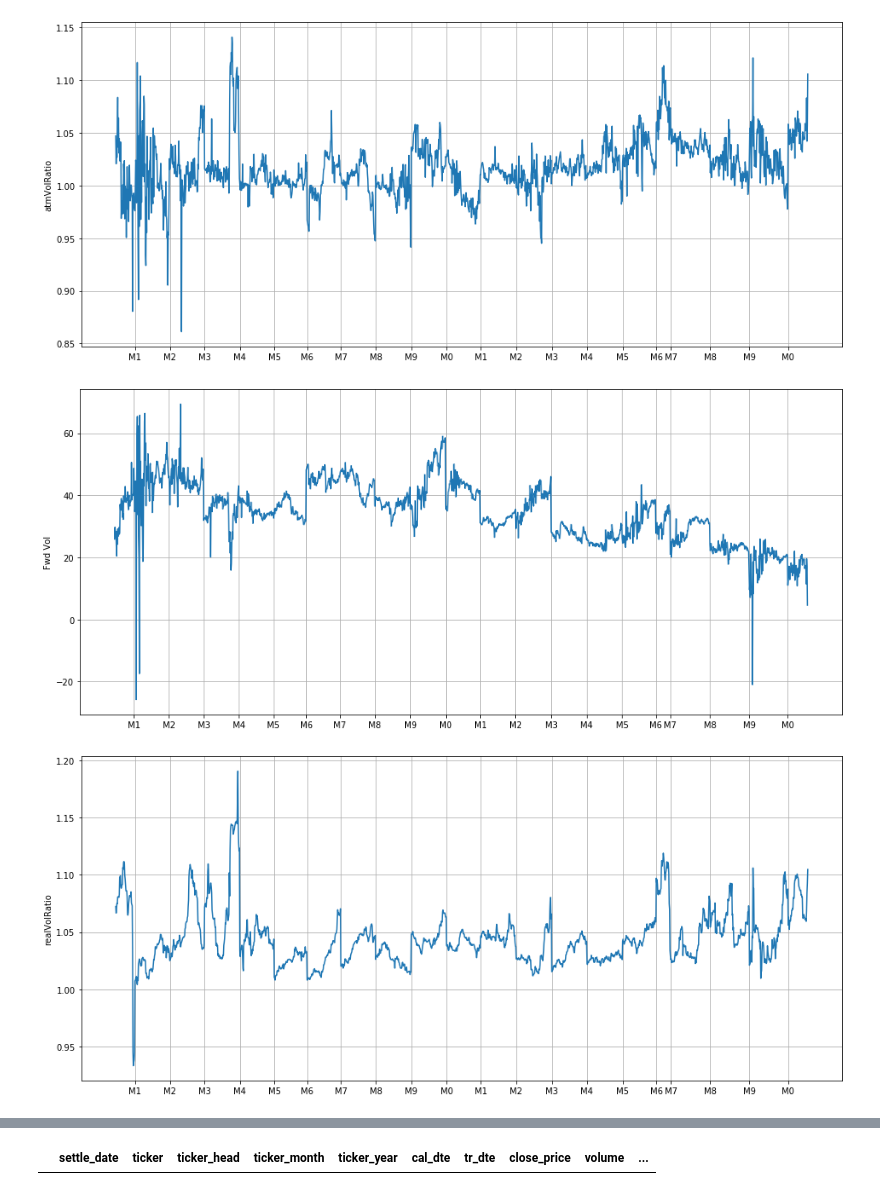
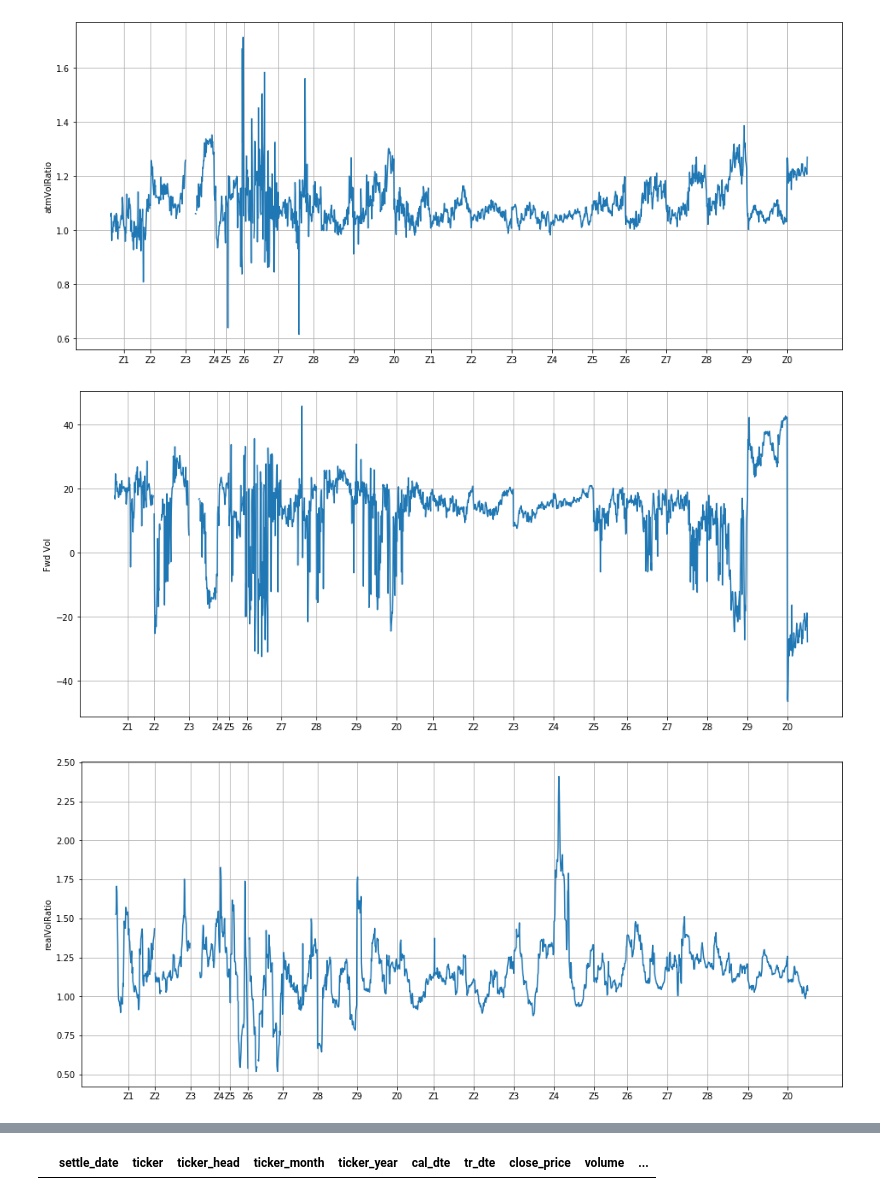
Before and after one commit to chitown2016/repo_barbarossa, a Jupyter notebook: PycharmProjects/ta/analysis.ipynb, the cells around one changed output, grey strips where cells are left out. Saved outputs shown, nothing was run; the diff lists cells and outputs as text; code cells hidden in the pictures.

```diff
--- a/PycharmProjects/ta/analysis.ipynb
+++ b/PycharmProjects/ta/analysis.ipynb
@@ -23,8 +24,8 @@ ic.get_intraday_vcs(id=528,atm_vol_ratio=1.024)
 # %%
 import futures_charts.options_curve as ocr
 %matplotlib inline
-ocr.get_vcs_panel_plot(ticker_list=['NGM2020','NGN2020'],report_date = 20200117,diagnostics_q=True)
+ocr.get_vcs_panel_plot(ticker_list=['LNZ2020','LNG2021'],report_date = 20200623,diagnostics_q=True)
 # %% [output]
-[figure, old version]
+[figure, new version]
-[figure, old version]
+[figure, new version]
-[figure, old version]
+[figure, new version]
```
Also changed, not shown: parts of 5 cells of this notebook, 28 other files.
